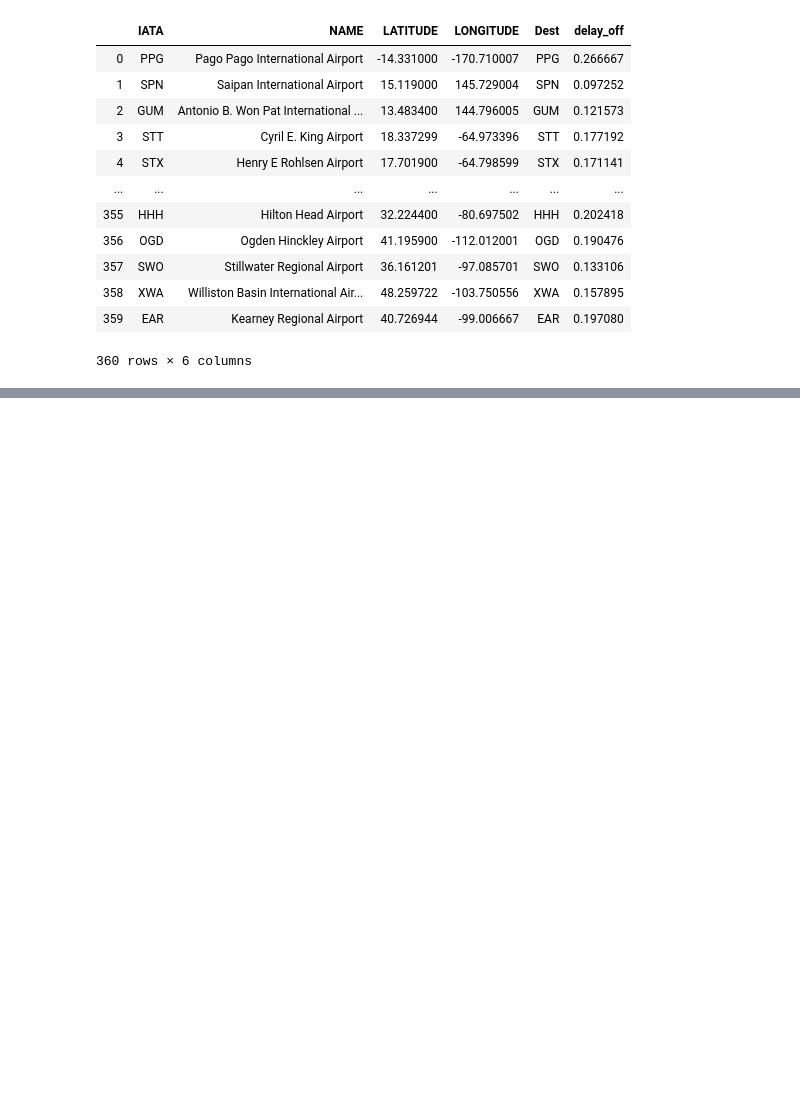
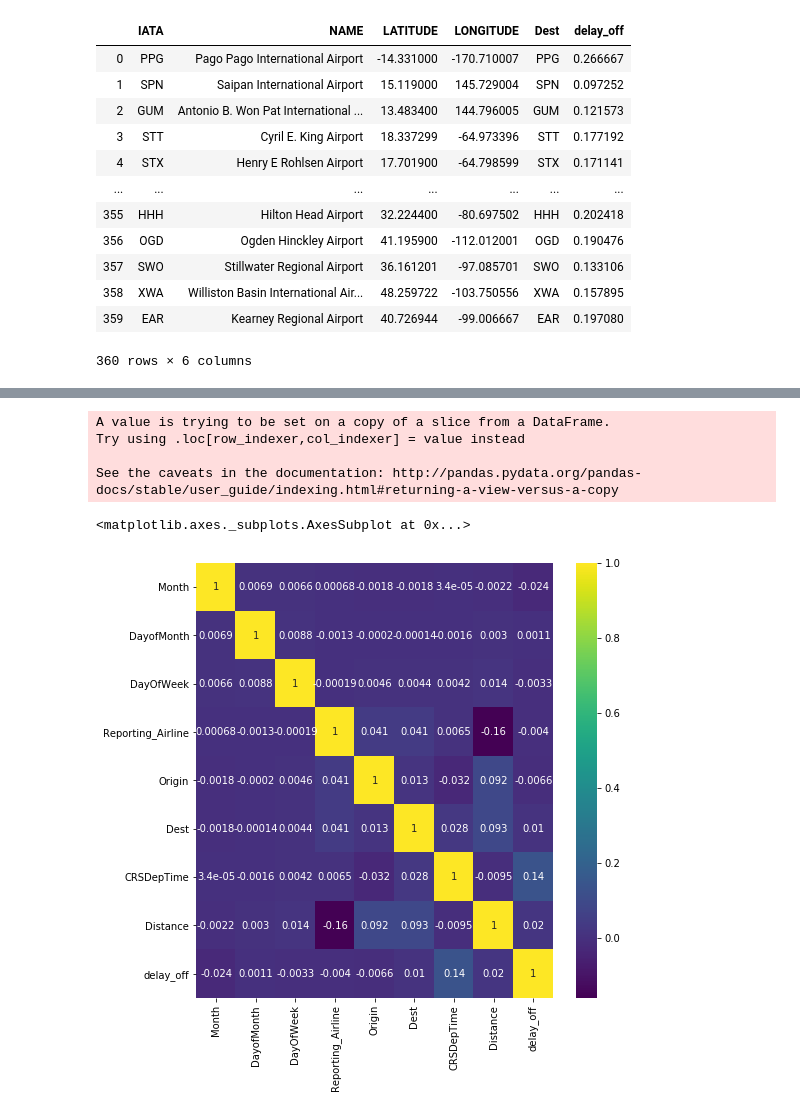
Before and after one commit to ricardozacarias/flight-delays, a Jupyter notebook: 2019-flights-eda.ipynb, the cells around one changed output, grey strips where cells are left out. Drawn from its saved outputs; the diff is of its cells as text; code cells hidden in the pictures; blank space fills up the shorter version.

```diff
--- a/2019-flights-eda.ipynb
+++ b/2019-flights-eda.ipynb
@@ -331,0 +347,2 @@ fig.show()
+# %%
+flights = flights[flights['Cancelled'] == 0]
@@ -331,0 +353,7 @@ fig.show()
+# %%
+# selecting columns based on what information a user would have before the flight
+feature_cols = ['Month', 'DayofMonth', 'DayOfWeek', 'Reporting_Airline', 'Origin', 'Dest', 'CRSDepTime', 'Distance', 'delay_off']
+# %%
+# use only cols we want
+ml_flights = flights[feature_cols]
+ml_flights.dtypes
@@ -331,0 +371,17 @@ fig.show()
+# %%
+# we need to label the airlines and the airports
+le = LabelEncoder()
+label_cols = ['Reporting_Airline', 'Origin', 'Dest']
+ml_flights[label_cols] = ml_flights[label_cols].apply(le.fit_transform)
+# %% [output]
+A value is trying to be set on a copy of a slice from a DataFrame.
+Try using .loc[row_indexer,col_indexer] = value instead
+
+See the caveats in the documentation: http://pandas.pydata.org/pandas-docs/stable/user_guide/indexing.html#returning-a-view-versus-a-copy
+# %%
+plt.figure(figsize=(8, 8))
+correlation = ml_flights.corr()
+sns.heatmap(correlation, cmap='viridis', annot=True)
+# %% [output]
+<matplotlib.axes._subplots.AxesSubplot at 0x...>
+[figure, added]
```
Also changed, not shown: parts of 18 cells of this notebook, 1 other file.
